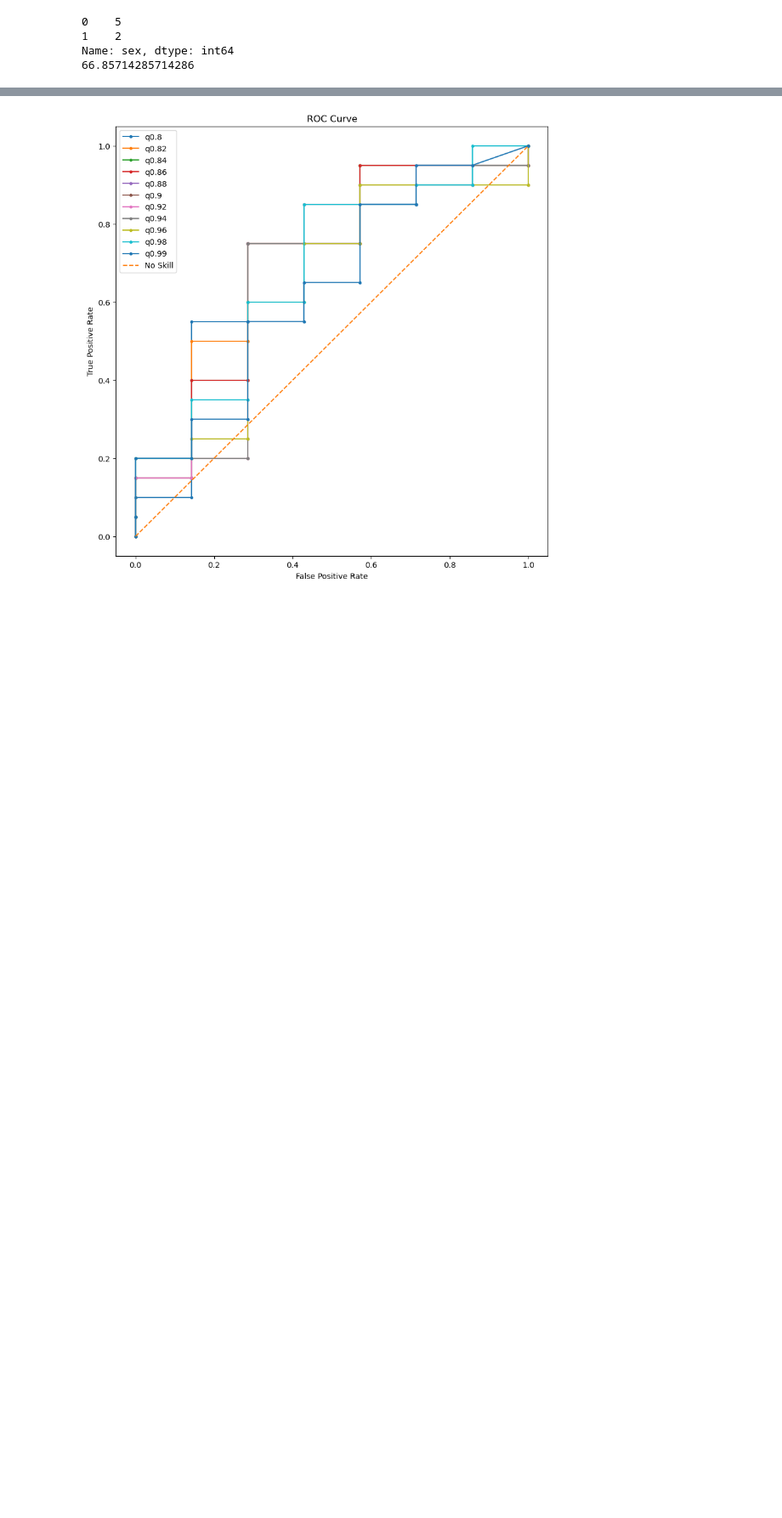
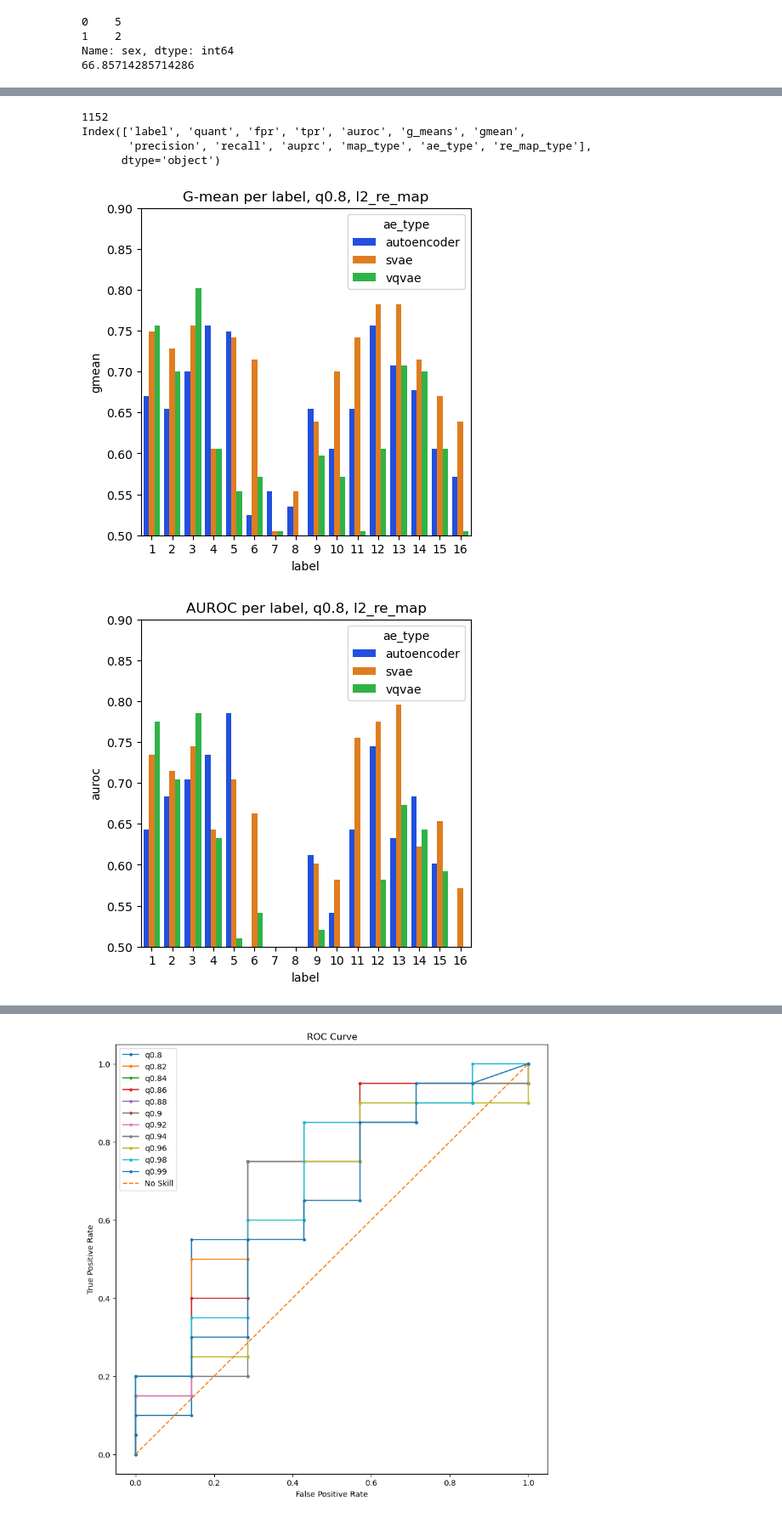
Before and after one commit to alexCortinaU/parkinson_classification, a Jupyter notebook: proc_xai_maps.ipynb, the cells around one changed output, grey strips where cells are left out. Shown at 85% size. Saved outputs shown, nothing was run; the diff lists cells and outputs as text; code cells hidden in the pictures; blank space fills up the shorter version.

```diff
--- a/proc_xai_maps.ipynb
+++ b/proc_xai_maps.ipynb
@@ -586,0 +834,18 @@ class_results
+# %%
+# select an experiment
+map_types = ['MTsat', 'R1', 'PD_R2scorr', 'R2s_WLS1'] # MTsat, R1, PD_R2scorr, R2s_WLS1
+ae_type = ['autoencoder', 'svae', 'vqvae']
+re_map_type = ['l2_re_map', 'ssim_re_map'] # ssim
+atlas_type = 'synthseg'
+
+save_path = Path('/mrhome/alejandrocu/Documents/parkinson_classification/reconstructions')
+
+
+for map_type in map_types:
+    final_results = pd.DataFrame()
+    for ae in ae_type:
+        for re_map in re_map_type:
+            print(f'Processing {map_type} {ae} {re_map}')
+            class_results = get_classification_results(map_type, ae, re_map, atlas_type)
+            final_results = pd.concat([final_results, class_results], axis=0)
+    final_results.to_csv(save_path / f'final_results_{map_type}_{atlas_type}.csv', index=False)
@@ -586,0 +870,37 @@ class_results
+# %%
+map_type = 'R2s_WLS1'
+atlas_type = 'pd25'
+final_results = pd.read_csv(save_path / f'final_results_{map_type}_{atlas_type}.csv')
+# %%
+print(len(final_results))
+print(final_results.columns)
+# %% [output]
+1152
+Index(['label', 'quant', 'fpr', 'tpr', 'auroc', 'g_means', 'gmean',
+       'precision', 'recall', 'auprc', 'map_type', 'ae_type', 're_map_type'],
+      dtype='object')
+# %%
+quantil = 'q0.8'
+error = 'l2_re_map'
+f = plt.figure(figsize=(5,5))
+results_to_plot = final_results.loc[(final_results.quant == quantil) & (final_results.re_map_type == error), ['label', 'quant', 'gmean', 'auroc', 'auprc', 'map_type', 'ae_type', 're_map_type']]
+sns.barplot(x='label', y='gmean', data=results_to_plot, hue='ae_type', palette='bright') # legend='full',style='label',  palette='Spectral
+plt.title(f'G-mean per label, {quantil}, {error}')
+plt.ylim(0.5, 0.9)
+plt.show()
+
+f = plt.figure(figsize=(5,5))
+results_to_plot = final_results.loc[(final_results.quant == quantil) & (final_results.re_map_type == error), ['label', 'quant', 'gmean', 'auroc', 'auprc', 'map_type', 'ae_type', 're_map_type']]
+sns.barplot(x='label', y='auroc', data=results_to_plot, hue='ae_type', palette='bright') # legend='full',style='label',  palette='Spectral
+plt.title(f'AUROC per label, {quantil}, {error}')
+plt.ylim(0.5, 0.9)
+plt.show()
+
+# results_to_plot = final_results.loc[final_results.quant.isin(['q0.96', 'q0.99']), ['label', 'quant', 'gmean', 'auroc', 'auprc']]
+# sns.barplot(x='label', y='gmean', data=results_to_plot, hue='quant', palette='bright') # legend='full',style='label',  palette='Spectral
+
+# results_to_plot = final_results.loc[final_results.quant.isin(['q0.96', 'q0.99']), ['label', 'quant', 'gmean', 'auroc', 'auprc']]
+# sns.barplot(x='label', y='gmean', data=results_to_plot, hue='quant', palette='bright') # legend='full',style='label',  palette='Spectral
+# %% [output]
+[figure, added]
+[figure, added]
```
Also changed, not shown: parts of 33 cells of this notebook.
